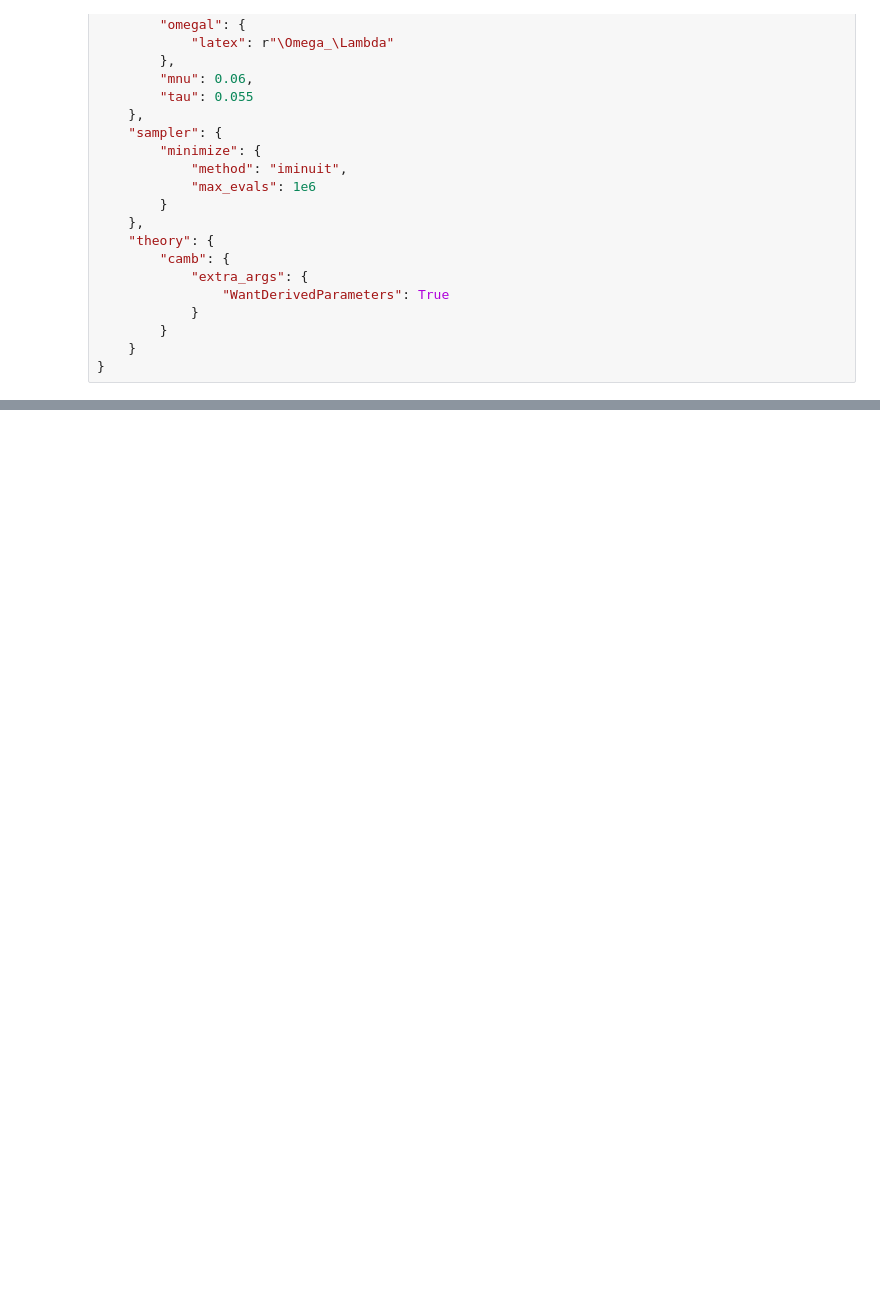
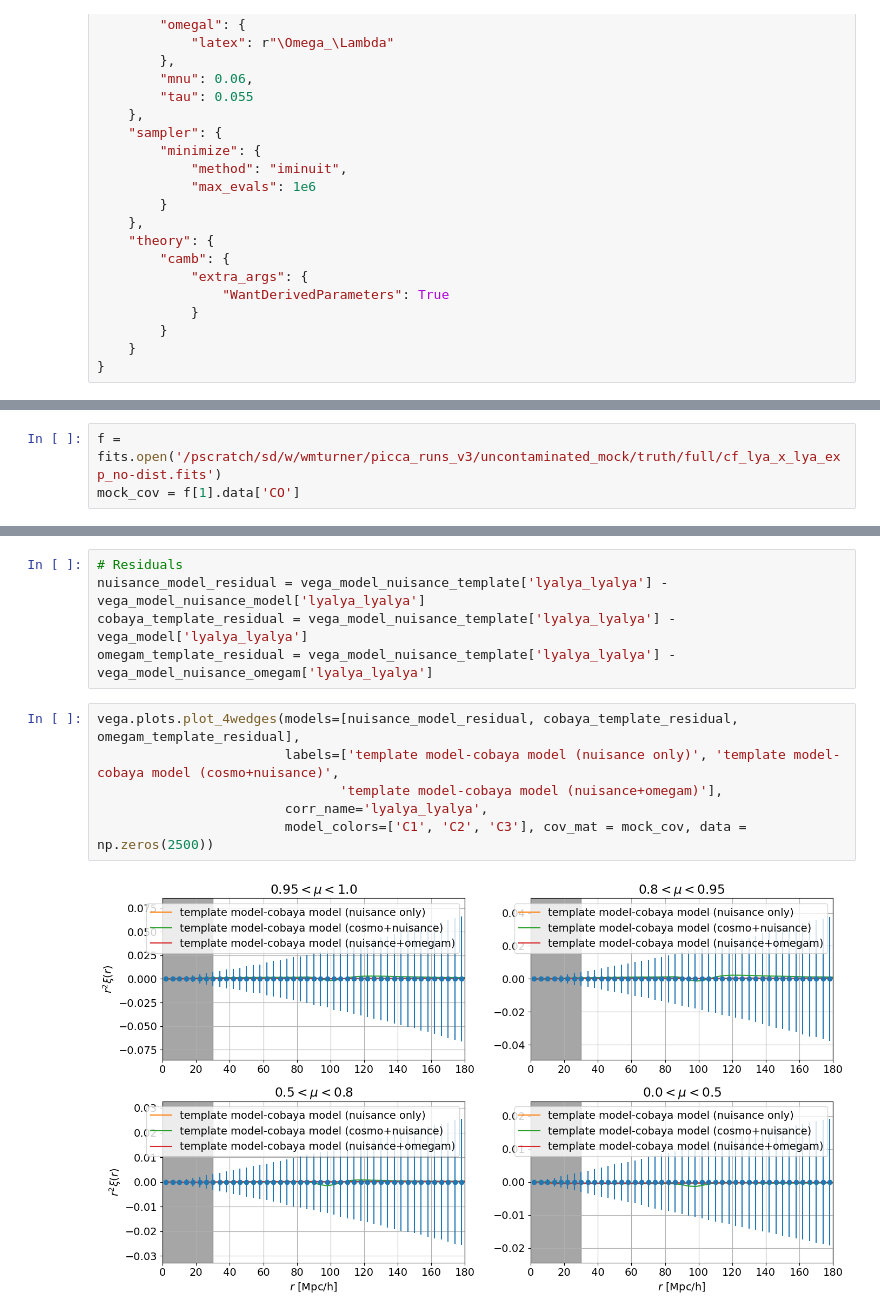
Before and after one commit to andreicuceu/vega, a Jupyter notebook: cobaya_interface/likelihood.ipynb, the cells around one changed output, grey strips where cells are left out. Saved outputs shown, nothing was run; the diff lists cells and outputs as text; blank space fills up the shorter version.

```diff
--- a/cobaya_interface/likelihood.ipynb
+++ b/cobaya_interface/likelihood.ipynb
@@ -260,0 +1115,3 @@ WARNING: Reduced matrix is not positive definite
+# %%
+f = fits.open('/pscratch/sd/w/wmturner/picca_runs_v3/uncontaminated_mock/truth/full/cf_lya_x_lya_exp_no-dist.fits')
+mock_cov = f[1].data['CO']
@@ -260,0 +1134,13 @@ WARNING: Reduced matrix is not positive definite
+# %%
+# Residuals
+nuisance_model_residual = vega_model_nuisance_template['lyalya_lyalya'] - vega_model_nuisance_model['lyalya_lyalya']
+cobaya_template_residual = vega_model_nuisance_template['lyalya_lyalya'] - vega_model['lyalya_lyalya']
+omegam_template_residual = vega_model_nuisance_template['lyalya_lyalya'] - vega_model_nuisance_omegam['lyalya_lyalya']
+# %%
+vega.plots.plot_4wedges(models=[nuisance_model_residual, cobaya_template_residual, omegam_template_residual],
+                        labels=['template model-cobaya model (nuisance only)', 'template model-cobaya model (cosmo+nuisance)',
+                               'template model-cobaya model (nuisance+omegam)'],
+                        corr_name='lyalya_lyalya',
+                        model_colors=['C1', 'C2', 'C3'], cov_mat = mock_cov, data = np.zeros(2500))
+# %% [output]
+[figure, added]
```
Also changed, not shown: parts of 40 cells of this notebook, 11 other files.
